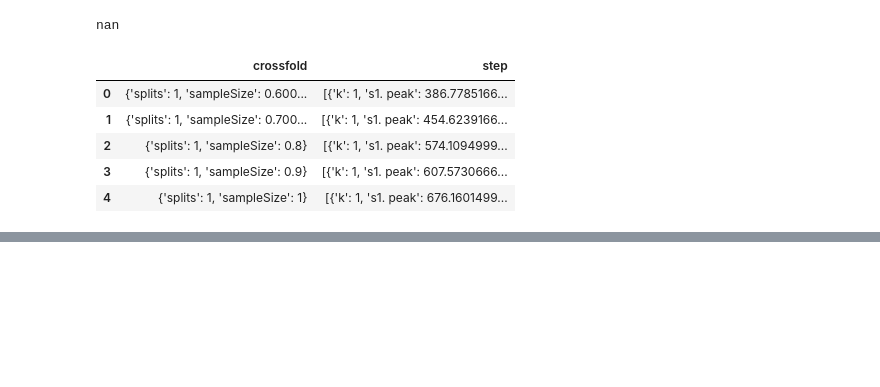
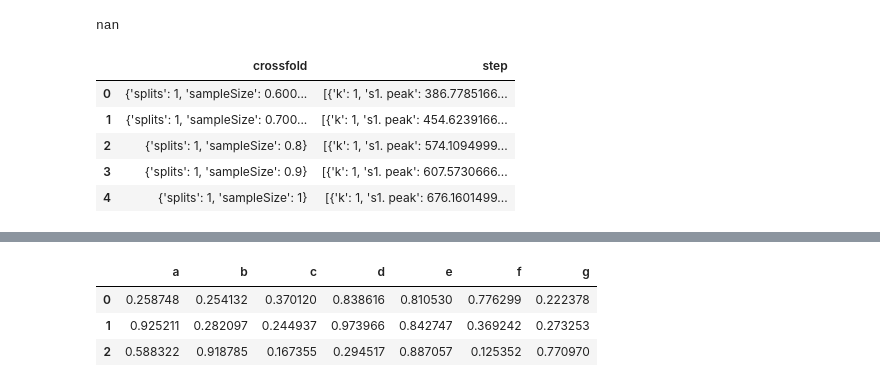
Before and after one commit to vicaba/siot-eclustering-viz, a Jupyter notebook: siot-clustering2.ipynb, the cells around one changed output, grey strips where cells are left out. Cells and saved outputs as stored; diff of their text form; code cells hidden in the pictures; blank space fills up the shorter version.

```diff
--- a/siot-clustering2.ipynb
+++ b/siot-clustering2.ipynb
@@ -191,0 +243,9 @@ AssertionError: 6 columns passed, passed data had 5 columns
+# %%
+series = [pd.Series(np.random.rand(3), name=c) for c in list('abcdefg')]
+series
+pd.DataFrame.from_items([(s.name, s) for s in series])
+# %% [output]
+|  | a | b | c | d | e | f | g |
+| 0 | 0.258748 | 0.254132 | 0.370120 | 0.838616 | 0.810530 | 0.776299 | 0.222378 |
+| 1 | 0.925211 | 0.282097 | 0.244937 | 0.973966 | 0.842747 | 0.369242 | 0.273253 |
+| 2 | 0.588322 | 0.918785 | 0.167355 | 0.294517 | 0.887057 | 0.125352 | 0.770970 |
```
Also changed, not shown: parts of 4 cells of this notebook.
